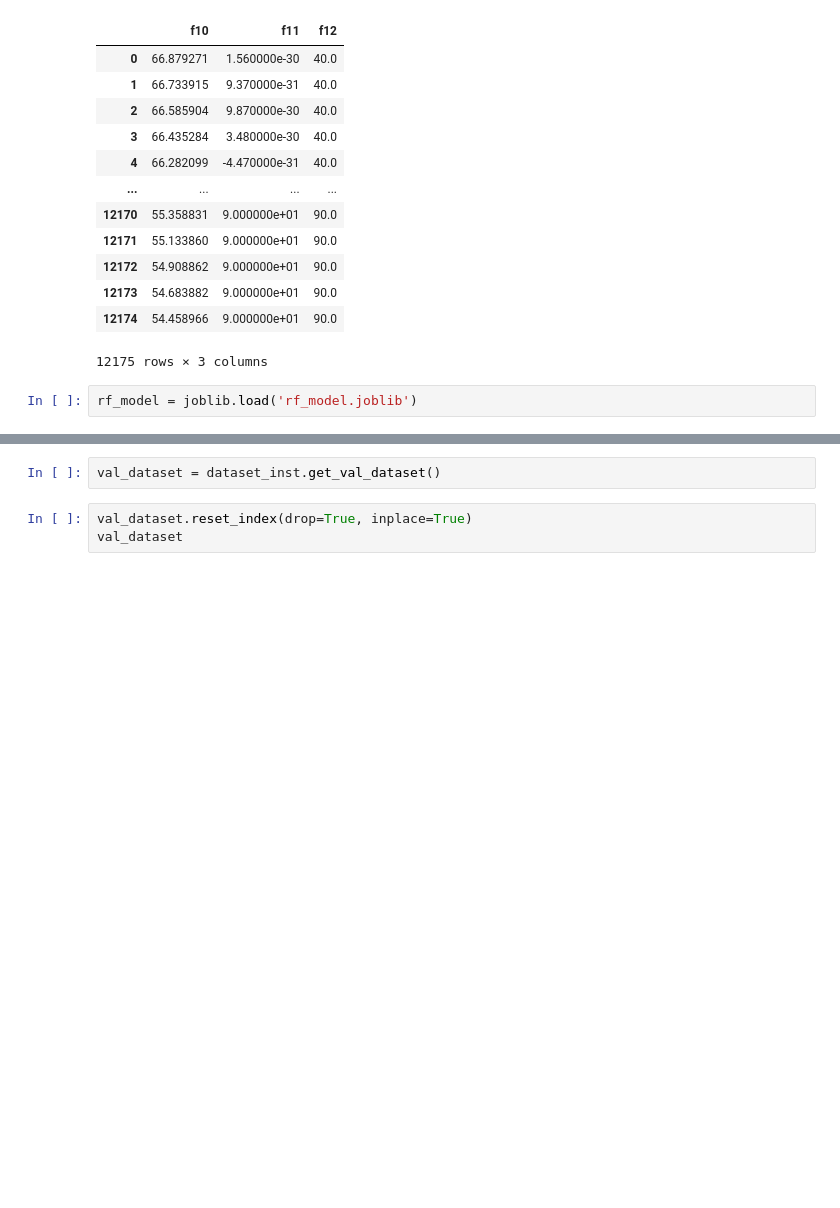
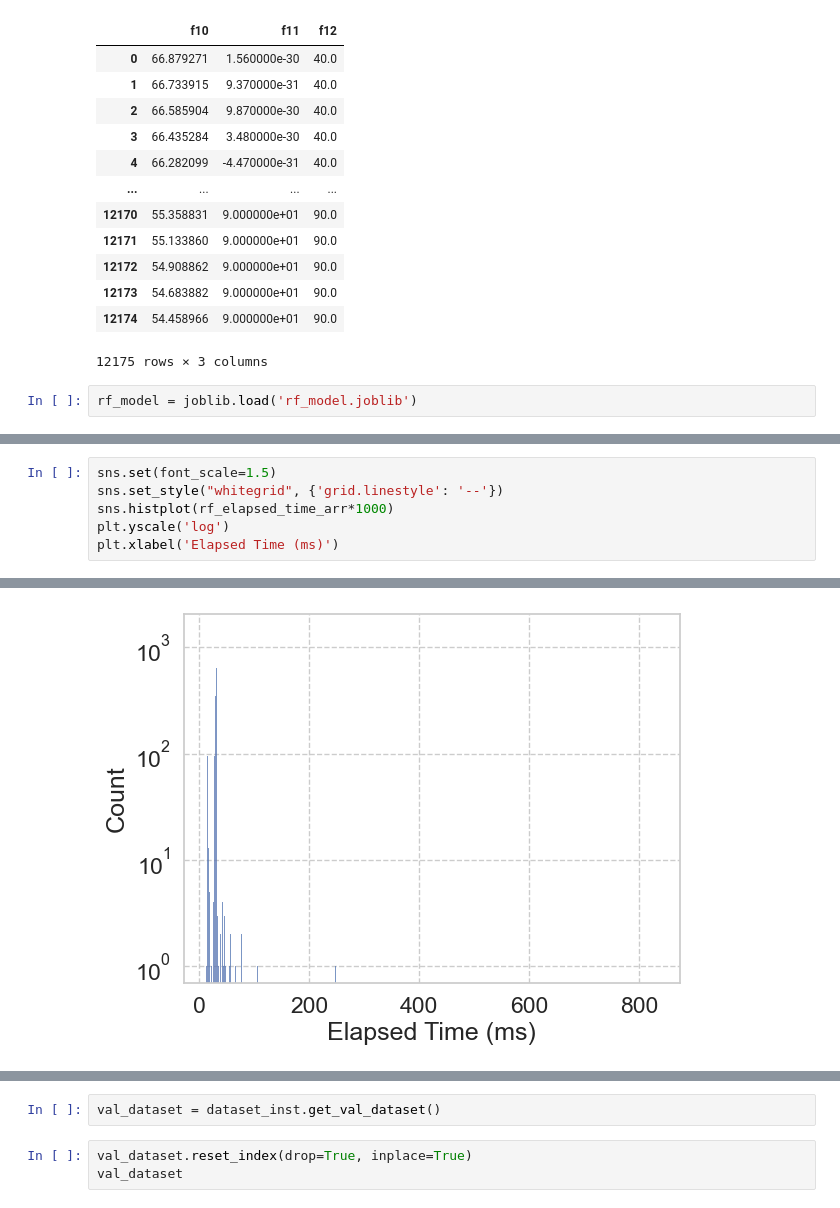
Before and after one commit to jinbeomjeong/estimate_crawler_crane_ground_pressure, a Jupyter notebook: benchmark_model.ipynb, the cells around one changed output, grey strips where cells are left out. Saved outputs shown, nothing was run; the diff lists cells and outputs as text; blank space fills up the shorter version.

```diff
--- a/benchmark_model.ipynb
+++ b/benchmark_model.ipynb
@@ -80,0 +89,7 @@ fig.show()
+# %%
+sns.set(font_scale=1.5)
+sns.set_style("whitegrid", {'grid.linestyle': '--'})
+sns.histplot(rf_elapsed_time_arr*1000)
+plt.yscale('log')
+plt.xlabel('Elapsed Time (ms)')
+# %% [output]
@@ -80,0 +97 @@ fig.show()
+[figure, added]
```
Also changed, not shown: parts of 22 cells of this notebook.
